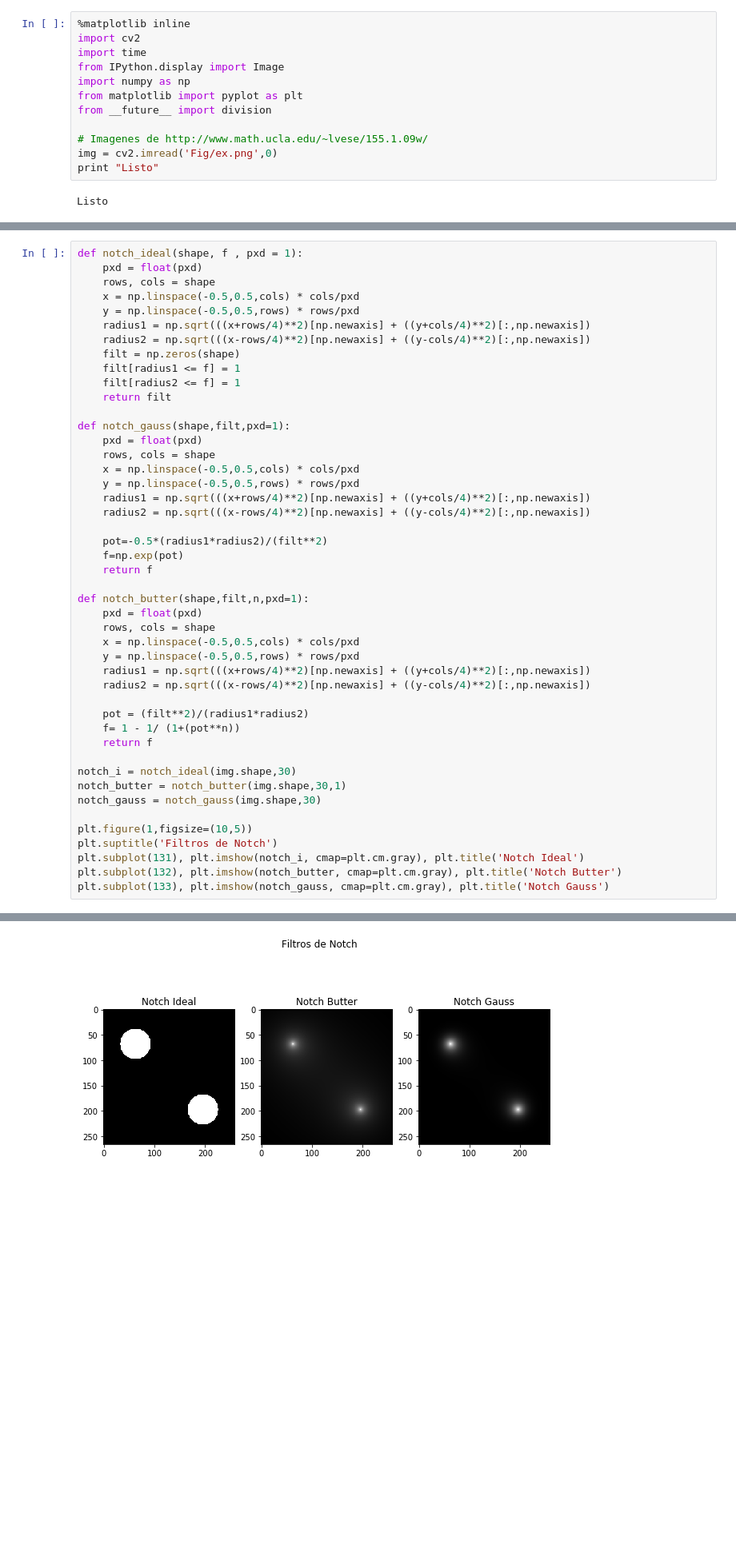
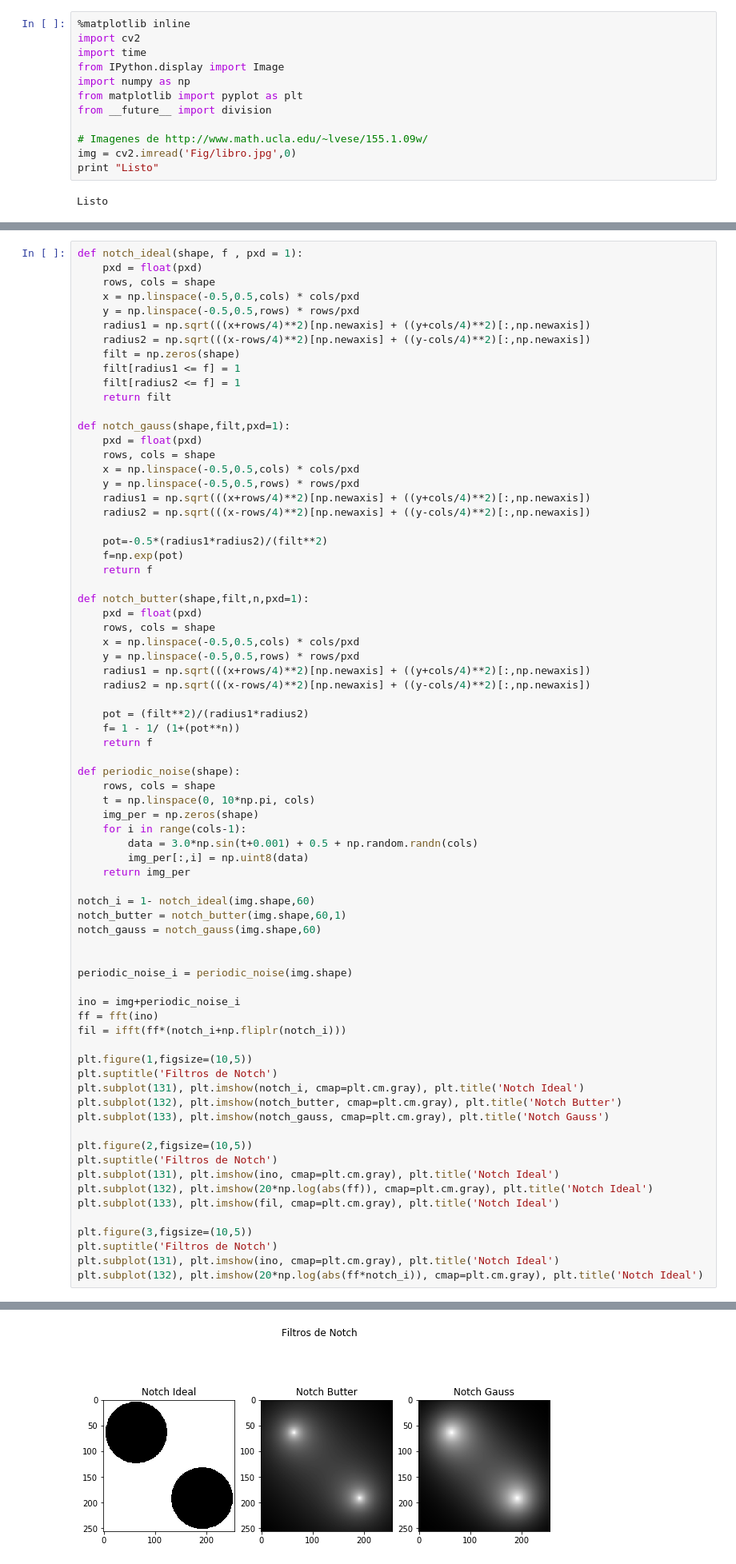
Before and after one commit to seradiazpin/MachineVisionUnal, a Jupyter notebook: Tarea6/Tarea6.ipynb, the cells around one changed output, grey strips where cells are left out. Shown: that part at 80% size. Drawn from its saved outputs; the diff is of its cells as text; blank space fills up the shorter version.

```diff
--- a/Tarea6/Tarea6.ipynb
+++ b/Tarea6/Tarea6.ipynb
@@ -20,7 +20,7 @@ from matplotlib import pyplot as plt
 from __future__ import division
 
 # Imagenes de http://www.math.ucla.edu/~lvese/155.1.09w/
-img = cv2.imread('Fig/ex.png',0)
+img = cv2.imread('Fig/libro.jpg',0)
 print "Listo"
 # %% [output]
 Listo
@@ -121,34 +121,61 @@ def notch_gauss(shape,filt,pxd=1):
     y = np.linspace(-0.5,0.5,rows) * rows/pxd
     radius1 = np.sqrt(((x+rows/4)**2)[np.newaxis] + ((y+cols/4)**2)[:,np.newaxis])
     radius2 = np.sqrt(((x-rows/4)**2)[np.newaxis] + ((y-cols/4)**2)[:,np.newaxis])
 
     pot=-0.5*(radius1*radius2)/(filt**2)
     f=np.exp(pot)
     return f
 
 def notch_butter(shape,filt,n,pxd=1):
     pxd = float(pxd)
     rows, cols = shape
     x = np.linspace(-0.5,0.5,cols) * cols/pxd
     y = np.linspace(-0.5,0.5,rows) * rows/pxd
     radius1 = np.sqrt(((x+rows/4)**2)[np.newaxis] + ((y+cols/4)**2)[:,np.newaxis])
     radius2 = np.sqrt(((x-rows/4)**2)[np.newaxis] + ((y-cols/4)**2)[:,np.newaxis])
 
     pot = (filt**2)/(radius1*radius2)
     f= 1 - 1/ (1+(pot**n))
     return f
 
-notch_i = notch_ideal(img.shape,30)
-notch_butter = notch_butter(img.shape,30,1)
-notch_gauss = notch_gauss(img.shape,30)
+def periodic_noise(shape):
+    rows, cols = shape
+    t = np.linspace(0, 10*np.pi, cols)
+    img_per = np.zeros(shape)
+    for i in range(cols-1):
+        data = 3.0*np.sin(t+0.001) + 0.5 + np.random.randn(cols)
+        img_per[:,i] = np.uint8(data)
+    return img_per
+
+notch_i = 1- notch_ideal(img.shape,60)
+notch_butter = notch_butter(img.shape,60,1)
+notch_gauss = notch_gauss(img.shape,60)
+
+
+periodic_noise_i = periodic_noise(img.shape)
+
+ino = img+periodic_noise_i
+ff = fft(ino)
+fil = ifft(ff*(notch_i+np.fliplr(notch_i)))
 
 plt.figure(1,figsize=(10,5))
 plt.suptitle('Filtros de Notch')
 plt.subplot(131), plt.imshow(notch_i, cmap=plt.cm.gray), plt.title('Notch Ideal')
 plt.subplot(132), plt.imshow(notch_butter, cmap=plt.cm.gray), plt.title('Notch Butter')
 plt.subplot(133), plt.imshow(notch_gauss, cmap=plt.cm.gray), plt.title('Notch Gauss')
+
+plt.figure(2,figsize=(10,5))
+plt.suptitle('Filtros de Notch')
+plt.subplot(131), plt.imshow(ino, cmap=plt.cm.gray), plt.title('Notch Ideal')
+plt.subplot(132), plt.imshow(20*np.log(abs(ff)), cmap=plt.cm.gray), plt.title('Notch Ideal')
+plt.subplot(133), plt.imshow(fil, cmap=plt.cm.gray), plt.title('Notch Ideal')
+
+plt.figure(3,figsize=(10,5))
+plt.suptitle('Filtros de Notch')
+plt.subplot(131), plt.imshow(ino, cmap=plt.cm.gray), plt.title('Notch Ideal')
+plt.subplot(132), plt.imshow(20*np.log(abs(ff*notch_i)), cmap=plt.cm.gray), plt.title('Notch Ideal')
 # %% [output]
 (<matplotlib.axes._subplots.AxesSubplot at 0x...>,
  <matplotlib.image.AxesImage at 0x...>,
  <matplotlib.text.Text at 0x...>)
-[figure, old version]
+[figure, new version]
```
Also changed, not shown: parts of 3 cells of this notebook.
